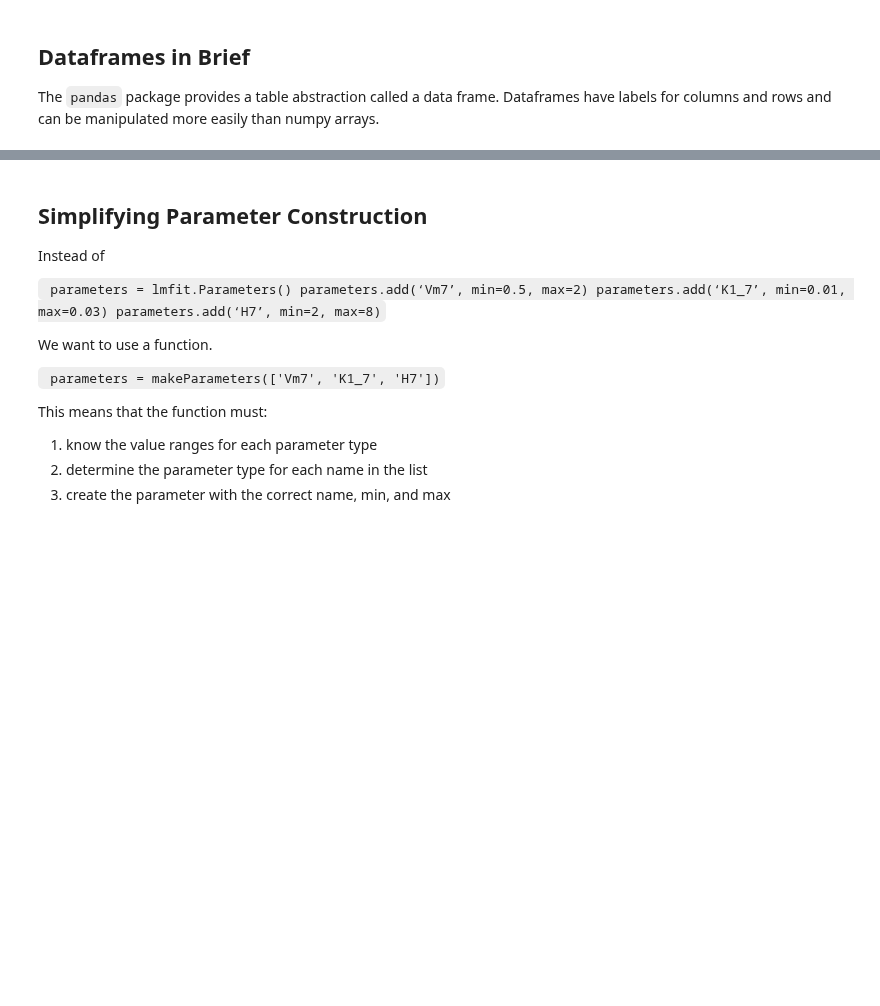
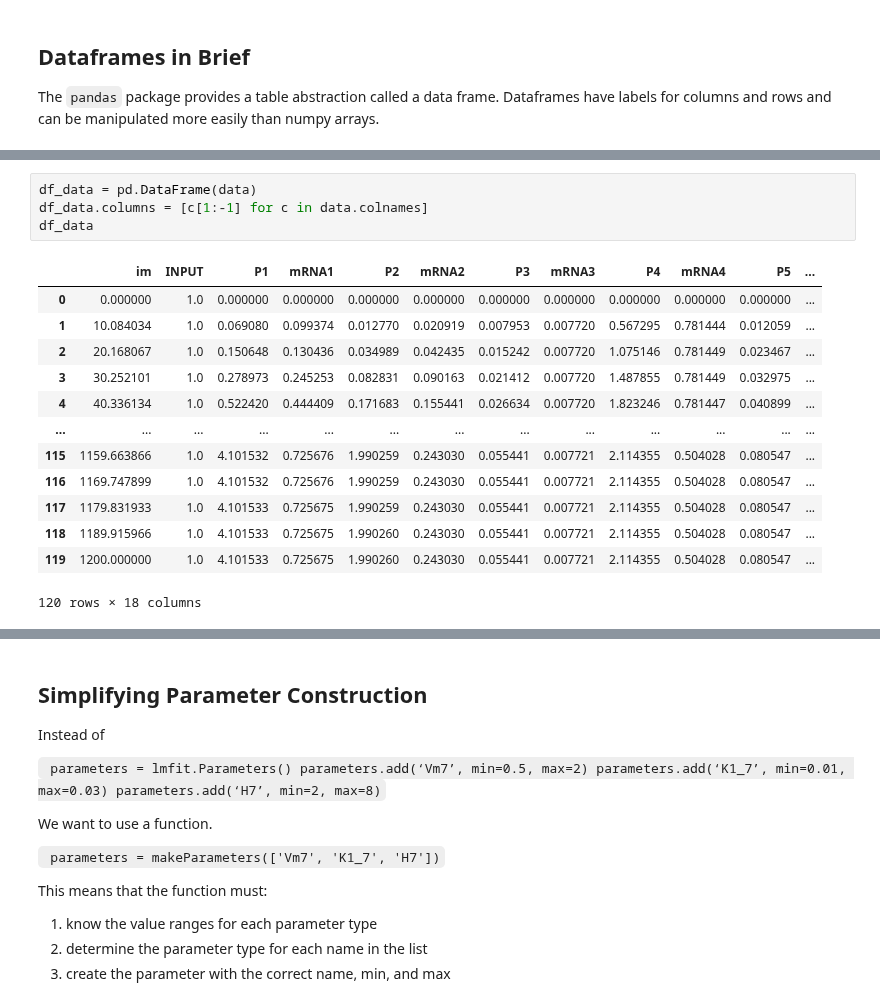
Before and after one commit to ModelEngineering/advancing-biomedical-models, a Jupyter notebook: lectures/lecture_16/lecture_16_practical_techniques_for_discovering_models.ipynb, the cells around one changed output, grey strips where cells are left out. Drawn from its saved outputs; the diff is of its cells as text; blank space fills up the shorter version.

```diff
--- a/lectures/lecture_16/lecture_16_practical_techniques_for_discovering_models.ipynb
+++ b/lectures/lecture_16/lecture_16_practical_techniques_for_discovering_models.ipynb
@@ -178,3 +216,21 @@ df.head()
+# %%
+df_data = pd.DataFrame(data)
+df_data.columns = [c[1:-1] for c in data.colnames]
+df_data
+# %% [output]
+|  | im | INPUT | P1 | mRNA1 | P2 | mRNA2 | P3 | mRNA3 | P4 | mRNA4 | P5 | ... |
+| 0 | 0.000000 | 1.0 | 0.000000 | 0.000000 | 0.000000 | 0.000000 | 0.000000 | 0.000000 | 0.000000 | 0.000000 | 0.000000 | ... |
+| 1 | 10.084034 | 1.0 | 0.069080 | 0.099374 | 0.012770 | 0.020919 | 0.007953 | 0.007720 | 0.567295 | 0.781444 | 0.012059 | ... |
+| 2 | 20.168067 | 1.0 | 0.150648 | 0.130436 | 0.034989 | 0.042435 | 0.015242 | 0.007720 | 1.075146 | 0.781449 | 0.023467 | ... |
+| 3 | 30.252101 | 1.0 | 0.278973 | 0.245253 | 0.082831 | 0.090163 | 0.021412 | 0.007720 | 1.487855 | 0.781449 | 0.032975 | ... |
+| 4 | 40.336134 | 1.0 | 0.522420 | 0.444409 | 0.171683 | 0.155441 | 0.026634 | 0.007720 | 1.823246 | 0.781447 | 0.040899 | ... |
+| ... | ... | ... | ... | ... | ... | ... | ... | ... | ... | ... | ... | ... |
+| 115 | 1159.663866 | 1.0 | 4.101532 | 0.725676 | 1.990259 | 0.243030 | 0.055441 | 0.007721 | 2.114355 | 0.504028 | 0.080547 | ... |
+| 116 | 1169.747899 | 1.0 | 4.101532 | 0.725676 | 1.990259 | 0.243030 | 0.055441 | 0.007721 | 2.114355 | 0.504028 | 0.080547 | ... |
+| 117 | 1179.831933 | 1.0 | 4.101533 | 0.725675 | 1.990259 | 0.243030 | 0.055441 | 0.007721 | 2.114355 | 0.504028 | 0.080547 | ... |
+| 118 | 1189.915966 | 1.0 | 4.101533 | 0.725675 | 1.990260 | 0.243030 | 0.055441 | 0.007721 | 2.114355 | 0.504028 | 0.080547 | ... |
+| 119 | 1200.000000 | 1.0 | 4.101533 | 0.725675 | 1.990260 | 0.243030 | 0.055441 | 0.007721 | 2.114355 | 0.504028 | 0.080547 | ... |
+120 rows × 18 columns
 # %%
 # Cleaner construction of dataframe for simulation
 df = mg.simulate(model)
```
Also changed, not shown: parts of 22 cells of this notebook, 1 other file.
